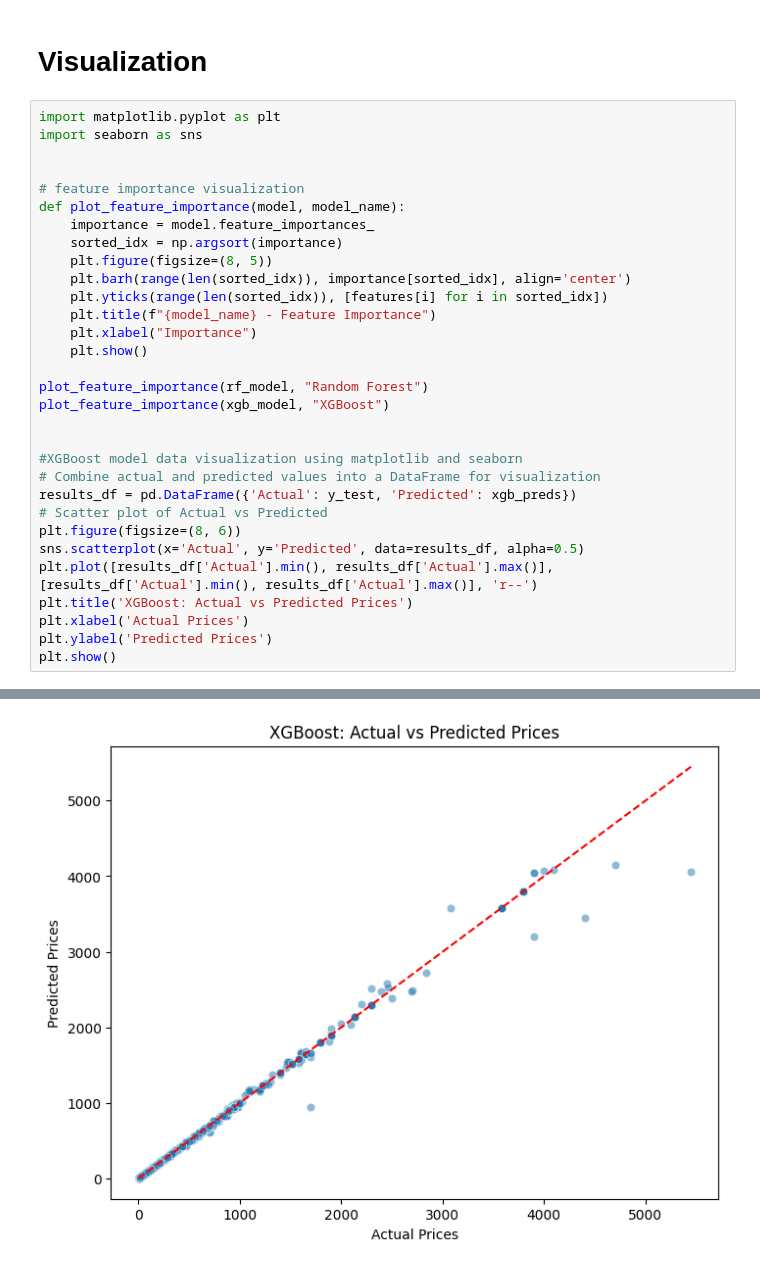
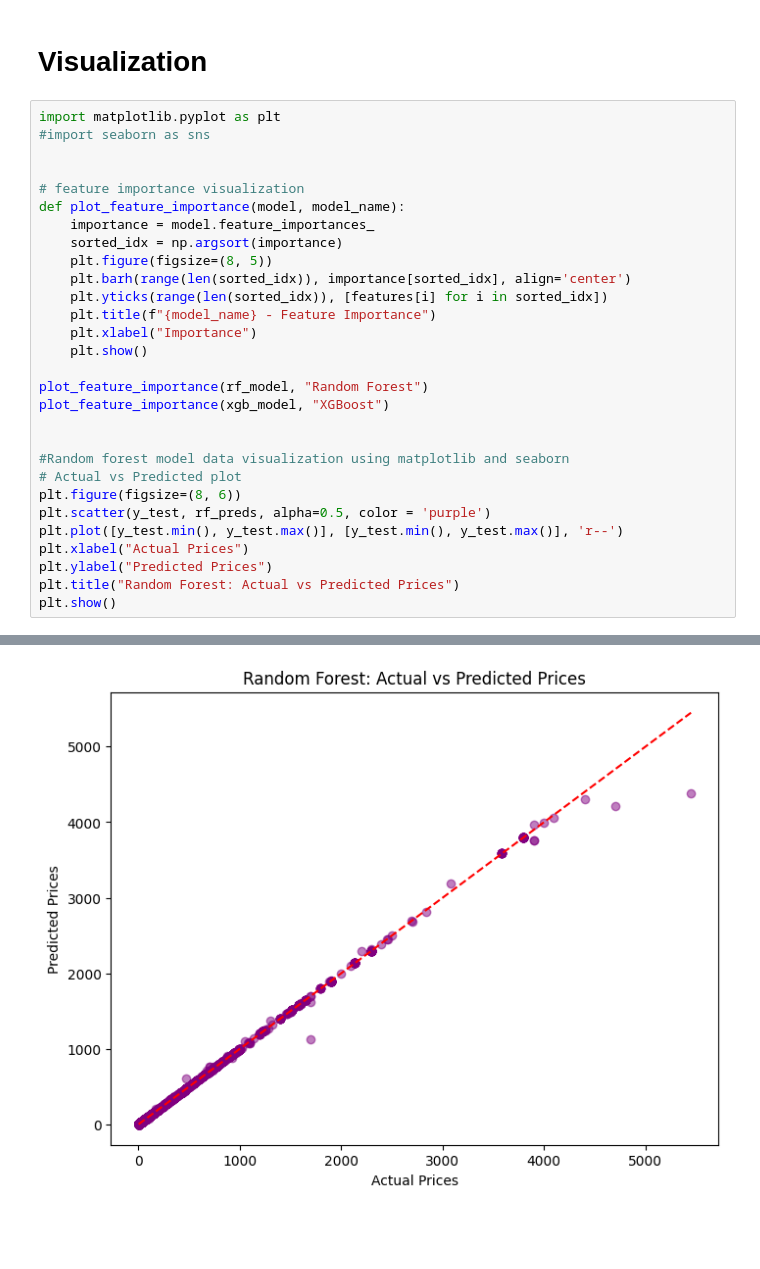
Before and after one commit to BrynnZhang/IDS706_week2-3-assignment, a Jupyter notebook: main.ipynb, the cells around one changed output, grey strips where cells are left out. Cells and saved outputs as stored; diff of their text form; blank space fills up the shorter version.

```diff
--- a/main.ipynb
+++ b/main.ipynb
@@ -370,36 +371,34 @@ R²: 0.9972
 # Visualization
 # %%
 import matplotlib.pyplot as plt
-import seaborn as sns
+#import seaborn as sns
 
 
 # feature importance visualization
 def plot_feature_importance(model, model_name):
     importance = model.feature_importances_
     sorted_idx = np.argsort(importance)
     plt.figure(figsize=(8, 5))
     plt.barh(range(len(sorted_idx)), importance[sorted_idx], align='center')
     plt.yticks(range(len(sorted_idx)), [features[i] for i in sorted_idx])
     plt.title(f"{model_name} - Feature Importance")
     plt.xlabel("Importance")
     plt.show()
 
 plot_feature_importance(rf_model, "Random Forest")
 plot_feature_importance(xgb_model, "XGBoost")
 
 
-#XGBoost model data visualization using matplotlib and seaborn
-# Combine actual and predicted values into a DataFrame for visualization
-results_df = pd.DataFrame({'Actual': y_test, 'Predicted': xgb_preds})
-# Scatter plot of Actual vs Predicted
+#Random forest model data visualization using matplotlib and seaborn
+# Actual vs Predicted plot
 plt.figure(figsize=(8, 6))
-sns.scatterplot(x='Actual', y='Predicted', data=results_df, alpha=0.5)
-plt.plot([results_df['Actual'].min(), results_df['Actual'].max()], [results_df['Actual'].min(), results_df['Actual'].max()], 'r--')
-plt.title('XGBoost: Actual vs Predicted Prices')
-plt.xlabel('Actual Prices')
-plt.ylabel('Predicted Prices')
+plt.scatter(y_test, rf_preds, alpha=0.5, color = 'purple')
+plt.plot([y_test.min(), y_test.max()], [y_test.min(), y_test.max()], 'r--')
+plt.xlabel("Actual Prices")
+plt.ylabel("Predicted Prices")
+plt.title("Random Forest: Actual vs Predicted Prices")
 plt.show()
 # %% [output]
 [figure]
 [figure]
-[figure, old version]
+[figure, new version]
```
Also changed, not shown: parts of 1 cell of this notebook.
